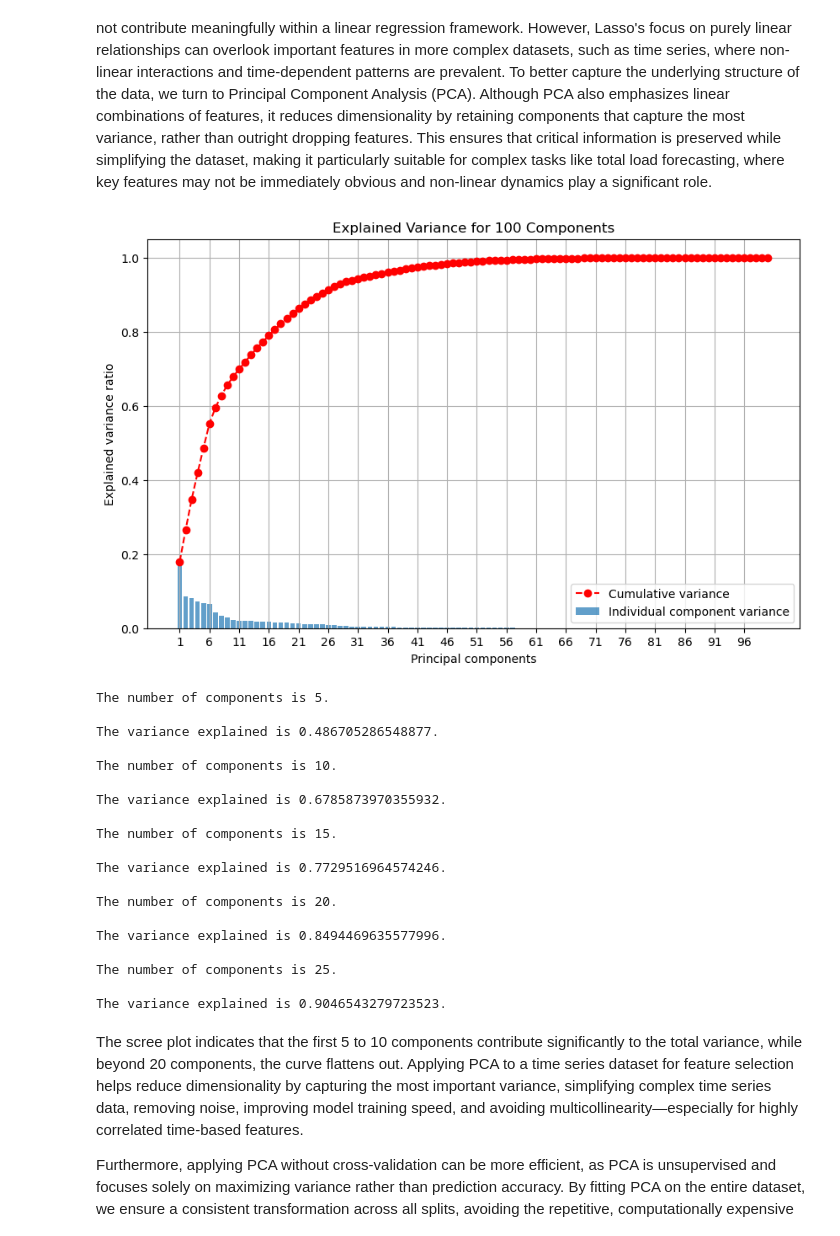
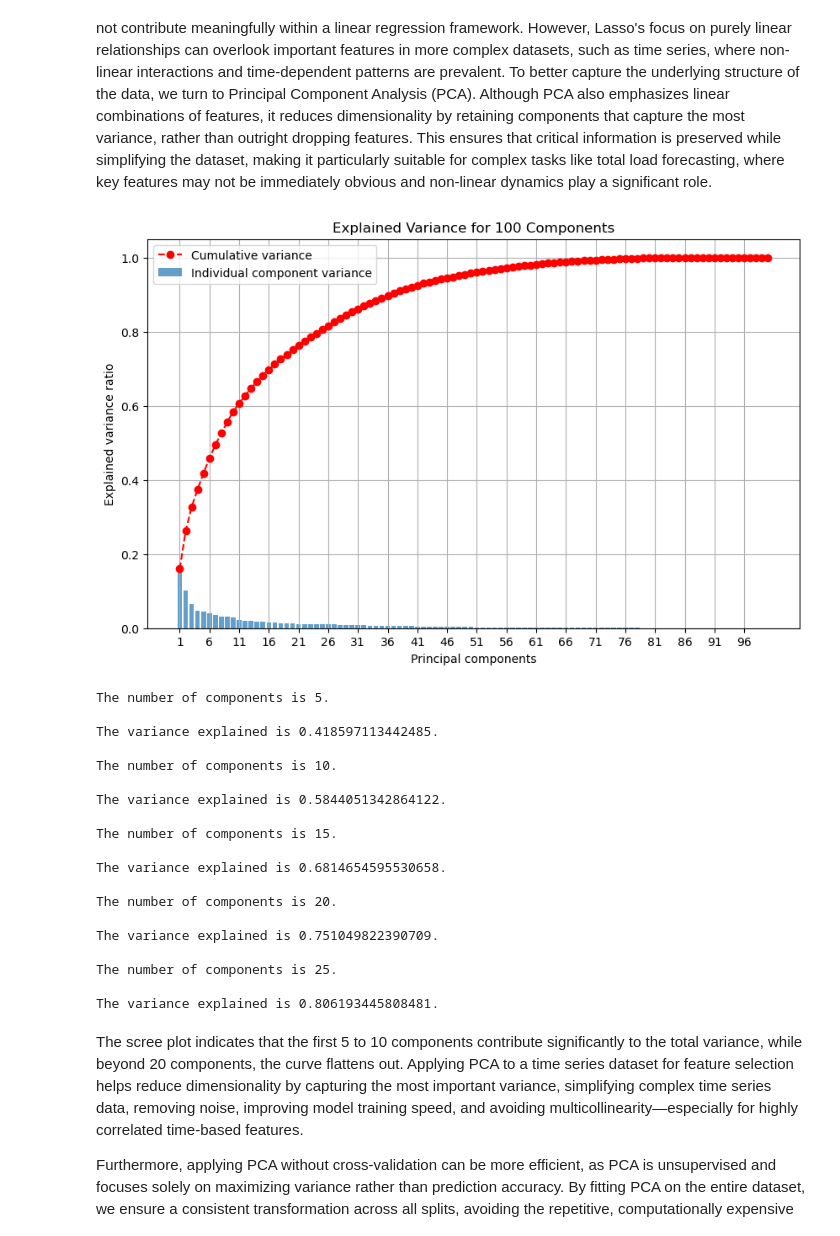
Before and after one commit to JYYYU/Spanish_Energy_Grid, a Jupyter notebook: Data_Workflow/Feature_Engineer.ipynb, the cells around one changed output. Cells and saved outputs as stored; diff of their text form; code cells hidden in the pictures.

```diff
--- a/Data_Workflow/Feature_Engineer.ipynb
+++ b/Data_Workflow/Feature_Engineer.ipynb
@@ -371,31 +371,33 @@ Similar to the results from the XGB Regressor, using Lasso for feature selection
 
 After using Lasso for feature selection, many features were dropped, suggesting that some variables may not contribute meaningfully within a linear regression framework. However, Lasso's focus on purely linear relationships can overlook important features in more complex datasets, such as time series, where non-linear interactions and time-dependent patterns are prevalent. To better capture the underlying structure of the data, we turn to Principal Component Analysis (PCA). Although PCA also emphasizes linear combinations of features, it reduces dimensionality by retaining components that capture the most variance, rather than outright dropping features. This ensures that critical information is preserved while simplifying the dataset, making it particularly suitable for complex tasks like total load forecasting, where key features may not be immediately obvious and non-linear dynamics play a significant role.
 # %%
-pca_df_train, pca_df_test = train_test_split(stationary_data, df.index)
-initial_PCA_scree(pca_df_train, TARGET)
+df_train, _ = train_test_split(df, df.index)
+df_train, _ , _ = min_max_scaler(df_train, find_min_max=True)
+df_train.dropna(inplace=True)
+initial_PCA_scree(df_train, TARGET)
 for component in np.arange(5, 26, 5):
-    _ = apply_PCA(pca_df_train, TARGET, n_components=component)
+    _ = apply_PCA(df_train, TARGET, n_components=component)
 # %% [output]
-[figure, old version]
+[figure, new version]
 The number of components is 5.
 
-The variance explained is 0.486705286548877.
+The variance explained is 0.418597113442485.
 
 The number of components is 10.
 
-The variance explained is 0.6785873970355932.
+The variance explained is 0.5844051342864122.
 
 The number of components is 15.
 
-The variance explained is 0.7729516964574246.
+The variance explained is 0.6814654595530658.
 
 The number of components is 20.
 
-The variance explained is 0.8494469635577996.
+The variance explained is 0.751049822390709.
 
 The number of components is 25.
 
-The variance explained is 0.9046543279723523.
+The variance explained is 0.806193445808481.
 # %% [markdown]
 The scree plot indicates that the first 5 to 10 components contribute significantly to the total variance, while beyond 20 components, the curve flattens out. Applying PCA to a time series dataset for feature selection helps reduce dimensionality by capturing the most important variance, simplifying complex time series data, removing noise, improving model training speed, and avoiding multicollinearity—especially for highly correlated time-based features.
 
```
Also changed, not shown: parts of 2 cells of this notebook.
